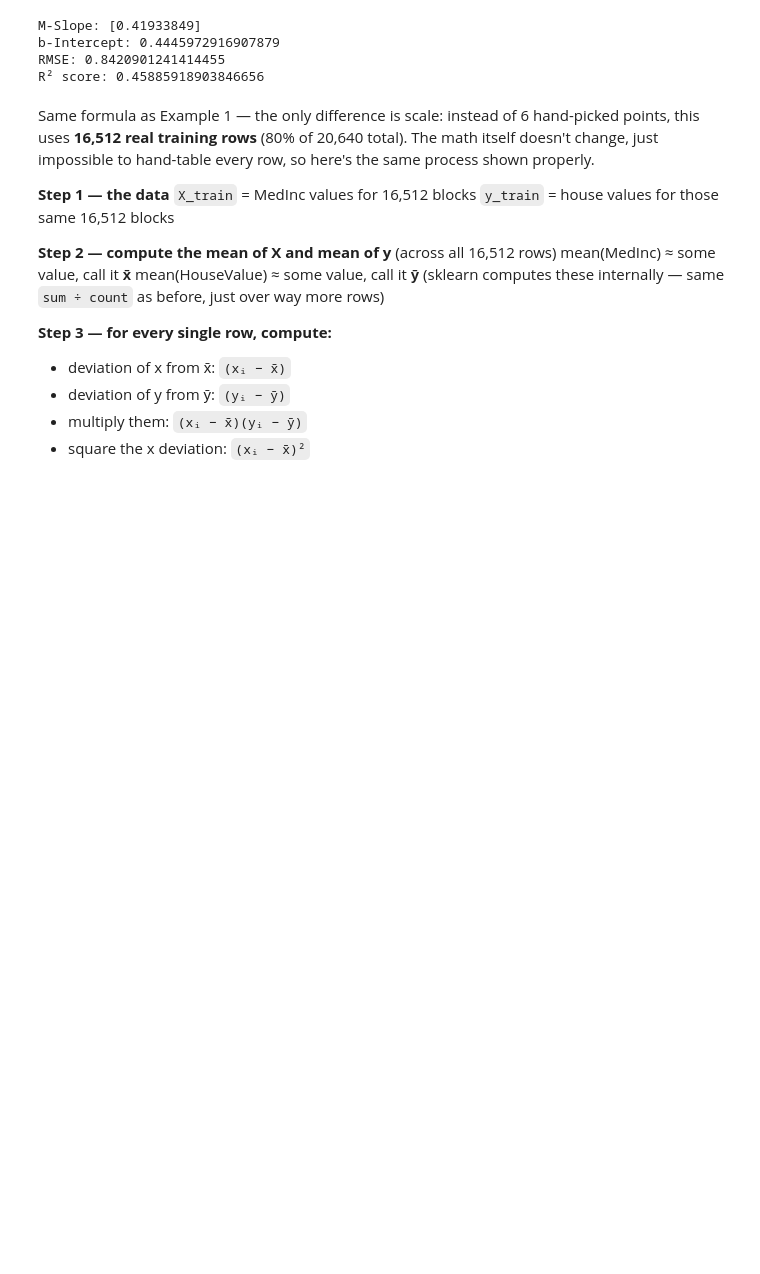
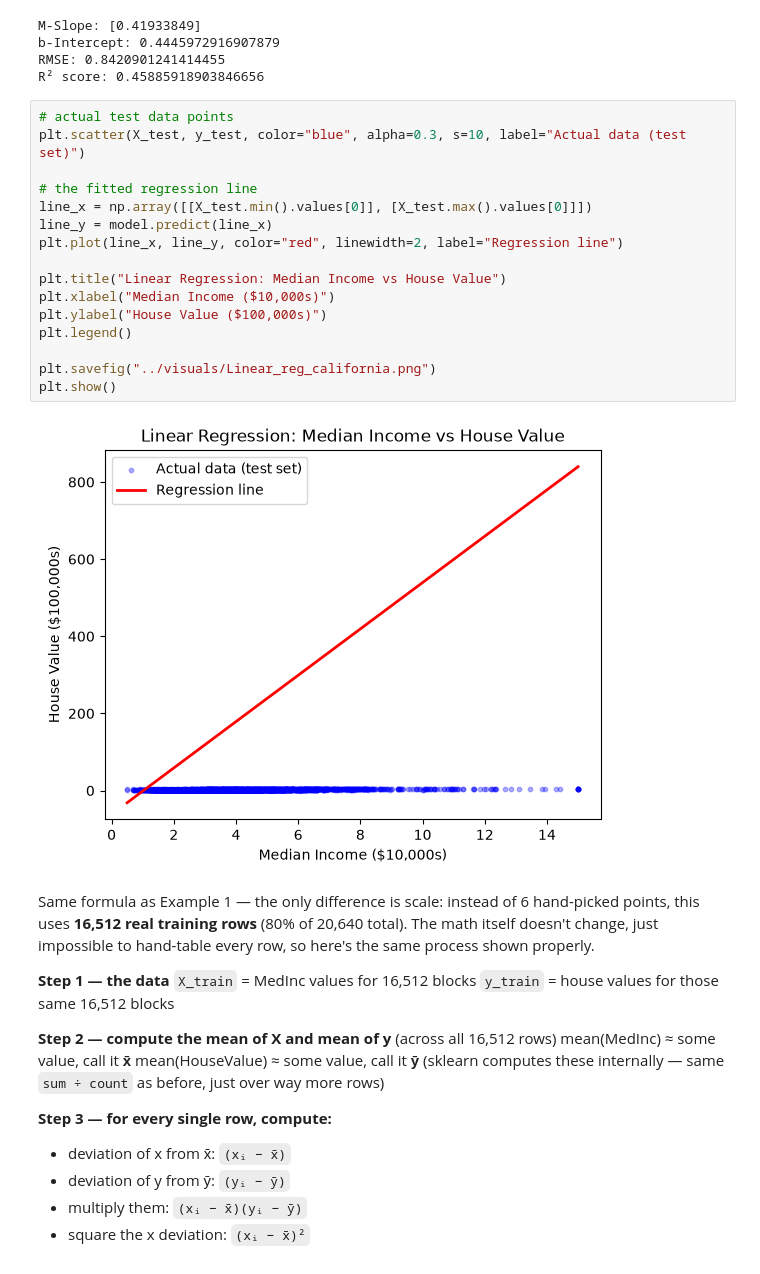
Before and after one commit to salamlakhan7/nolyth-ai-bootcamp-sprint02, a Jupyter notebook: Regressions/01_linear_regression.ipynb, the cells around one changed output. Drawn from its saved outputs; the diff is of its cells as text; blank space fills up the shorter version.

Commit message:
inspectd and viusalized the model

```diff
--- a/Regressions/01_linear_regression.ipynb
+++ b/Regressions/01_linear_regression.ipynb
@@ -243,6 +243,24 @@ M-Slope: [0.41933849]
 b-Intercept: 0.4445972916907879
 RMSE: 0.8420901241414455
 R² score: 0.45885918903846656
+# %%
+# actual test data points
+plt.scatter(X_test, y_test, color="blue", alpha=0.3, s=10, label="Actual data (test set)")
+
+# the fitted regression line
+line_x = np.array([[X_test.min().values[0]], [X_test.max().values[0]]])
+line_y = model.predict(line_x)
+plt.plot(line_x, line_y, color="red", linewidth=2, label="Regression line")
+
+plt.title("Linear Regression: Median Income vs House Value")
+plt.xlabel("Median Income ($10,000s)")
+plt.ylabel("House Value ($100,000s)")
+plt.legend()
+
+plt.savefig("../visuals/Linear_reg_california.png")
+plt.show()
+# %% [output]
+[figure, added]
 # %% [markdown]
 Same formula as Example 1 — the only difference is scale: instead of 6 hand-picked points, this uses **16,512 real training rows** (80% of 20,640 total). The math itself doesn't change, just impossible to hand-table every row, so here's the same process shown properly.
 
```
Also changed, not shown: 1 other file.
